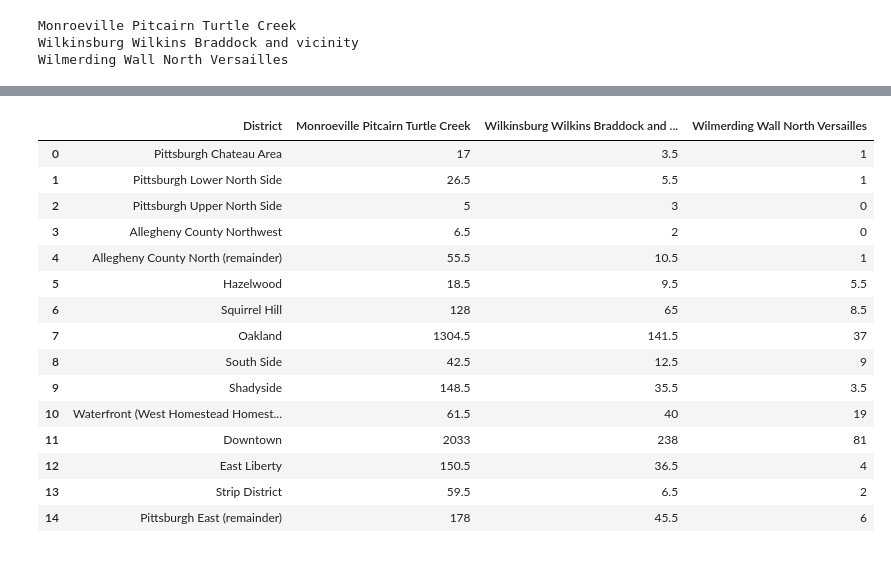
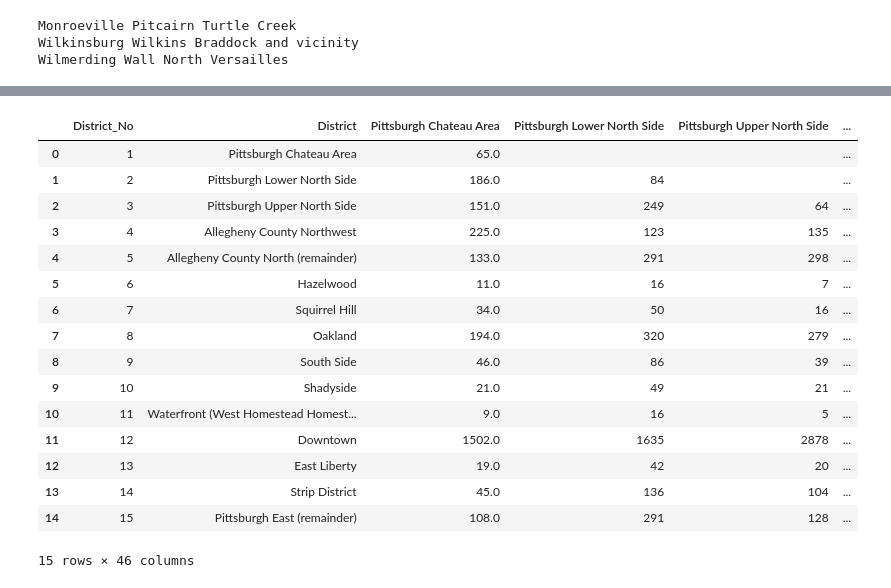
Before and after one commit to MattSamach/PPT_East_Busway, a Jupyter notebook: Notebooks/SPC_Trips.ipynb, the cells around one changed output, grey strips where cells are left out. Cells and saved outputs as stored; diff of their text form; code cells hidden in the pictures.

Commit message:
tables with trip and mode split

```diff
--- a/Notebooks/SPC_Trips.ipynb
+++ b/Notebooks/SPC_Trips.ipynb
@@ -69,8 +70,6 @@ spc_df_dict_2020 = {sheet_name: extract_tab_2020(spcxls, sheet_name) for sheet_n
 # %%
 spc_df_dict_2045 = {sheet_name: extract_tab_2045(spcxls, sheet_name) for sheet_name in spcxls.sheet_names}
 # %%
-trans_list = ['T7_HBW_TranPers', 'T8_HBO_TranPers', 'T9_NHB_TranPers']
-
 def combo_tab(excel_dict, tab_list, district_dictionary, offset):
     trans_all = excel_dict[tab_list[0]]
     print(trans_all.iloc[:2,:2])
@@ -155,8 +156,3 @@ no_6 | 61c | 18 | 0 | 1
 # %%
 interest_dist = [17, 18, 19, 20, 21, 22, 25, 11]
 co_6_mon_brad = [19, 20, 21]
-# %%
-corr_mon_brad_d = trans_2020_all.iloc[[x-1 for x in co_6_mon_brad],:]
-print(corr_mon_brad_d.shape)
-origin_df = corr_mon_brad_d.loc[:,(corr_mon_brad_d.sum(axis=0) != 0)]
-origin_df.to_csv('sum_of_dest.csv')
@@ -228,15 +222,14 @@ Wilmerding Wall North Versailles              262.0
 dtype: float64
 # %%
 def get_prods_attr_trips(df, district_num, district_dictionary):
-    origin_df = df.iloc[[district_num],2:].T
+    origin_df = df.iloc[[district_num-1],2:].T
     origin_df.reset_index(inplace=True)
-
-    prod_attr = trans_all.iloc[:,[0,1,district_num+1]]
+    prod_attr = df.iloc[:,[0,1,district_num+1]]
     prod_attr = prod_attr.merge(origin_df, left_on='dist_origin', right_on='index', how='left')
-    prod_attr = prod_attr[['dist_origin', district_dictionary[district_num], district_num]]
+    prod_attr = prod_attr[['dist_origin', district_dictionary[district_num], district_num-1]]
     prod_attr.columns = ['District', 'Productions', 'Attractions']
-    prod_attr['Total_Trips'] = (prod_attr.Productions + prod_attr.Attractions)/2.0
-    prod_attr
+    prod_attr.iat[district_num-1,2] = 0
+    prod_attr['Total_Trips'] = (prod_attr.Productions + prod_attr.Attractions)
     return(prod_attr)
 # %%
 print(dis_dict[19])
@@ -289,30 +282,42 @@ get_prods_attr_trips(trans_2045_all, 19, dis_dict)
 # %%
 def get_trip_matrix(df, dist_list, district_dictionary):
+
     first_dist = dist_list[0]
     matrix = get_prods_attr_trips(df, first_dist, district_dictionary)
     matrix = matrix.rename({'Total_Trips': district_dictionary[first_dist]}, axis='columns')
     for d in dist_list[1:]:
         matrix[dis_dict[d]] = get_prods_attr_trips(df, d, district_dictionary).Total_Trips
     matrix = matrix.drop(columns=['Productions', 'Attractions'])
+    matrix.reset_index(inplace=True)
+    matrix['index'] = matrix['index']+1
+    matrix = matrix.rename({'index': 'District_No'}, axis='columns')
+    mask = np.ones((len(dist_list),len(dist_list)),dtype='bool')
+    mask[np.triu_indices(len(dist_list))] = False
+    filler = np.ones((2,len(dist_list))) == 0
+    mask = np.vstack((filler, mask))
+    mask = np.transpose(mask)
+    matrix[mask] = np.NaN
+    matrix = matrix.fillna('')
     return(matrix)
 # %%
-matrix_2020 = get_trip_matrix(trans_2020_all, co_6_mon_brad, dis_dict)
+matrix_2020 = get_trip_matrix(trans_2020_all, list(dis_dict.keys()), dis_dict)
 matrix_2020.head(15)
 # %% [output]
-|  | District | Monroeville Pitcairn Turtle Creek | Wilkinsburg Wilkins Braddock and ... | Wilmerding Wall North Versailles |
-| 0 | Pittsburgh Chateau Area | 17 | 3.5 | 1 |
-| 1 | Pittsburgh Lower North Side | 26.5 | 5.5 | 1 |
-| 2 | Pittsburgh Upper North Side | 5 | 3 | 0 |
-| 3 | Allegheny County Northwest | 6.5 | 2 | 0 |
-| 4 | Allegheny County North (remainder) | 55.5 | 10.5 | 1 |
-| 5 | Hazelwood | 18.5 | 9.5 | 5.5 |
-| 6 | Squirrel Hill | 128 | 65 | 8.5 |
-| 7 | Oakland | 1304.5 | 141.5 | 37 |
-| 8 | South Side | 42.5 | 12.5 | 9 |
-| 9 | Shadyside | 148.5 | 35.5 | 3.5 |
-| 10 | Waterfront (West Homestead Homest... | 61.5 | 40 | 19 |
-| 11 | Downtown | 2033 | 238 | 81 |
-| 12 | East Liberty | 150.5 | 36.5 | 4 |
-| 13 | Strip District | 59.5 | 6.5 | 2 |
-| 14 | Pittsburgh East (remainder) | 178 | 45.5 | 6 |
+|  | District_No | District | Pittsburgh Chateau Area | Pittsburgh Lower North Side | Pittsburgh Upper North Side | ... |
+| 0 | 1 | Pittsburgh Chateau Area | 65.0 |  |  | ... |
+| 1 | 2 | Pittsburgh Lower North Side | 186.0 | 84 |  | ... |
+| 2 | 3 | Pittsburgh Upper North Side | 151.0 | 249 | 64 | ... |
+| 3 | 4 | Allegheny County Northwest | 225.0 | 123 | 135 | ... |
+| 4 | 5 | Allegheny County North (remainder) | 133.0 | 291 | 298 | ... |
+| 5 | 6 | Hazelwood | 11.0 | 16 | 7 | ... |
+| 6 | 7 | Squirrel Hill | 34.0 | 50 | 16 | ... |
+| 7 | 8 | Oakland | 194.0 | 320 | 279 | ... |
+| 8 | 9 | South Side | 46.0 | 86 | 39 | ... |
+| 9 | 10 | Shadyside | 21.0 | 49 | 21 | ... |
+| 10 | 11 | Waterfront (West Homestead Homest... | 9.0 | 16 | 5 | ... |
+| 11 | 12 | Downtown | 1502.0 | 1635 | 2878 | ... |
+| 12 | 13 | East Liberty | 19.0 | 42 | 20 | ... |
+| 13 | 14 | Strip District | 45.0 | 136 | 104 | ... |
+| 14 | 15 | Pittsburgh East (remainder) | 108.0 | 291 | 128 | ... |
+15 rows × 46 columns
 # %%
```
Also changed, not shown: parts of 12 cells of this notebook, 8 other files.
